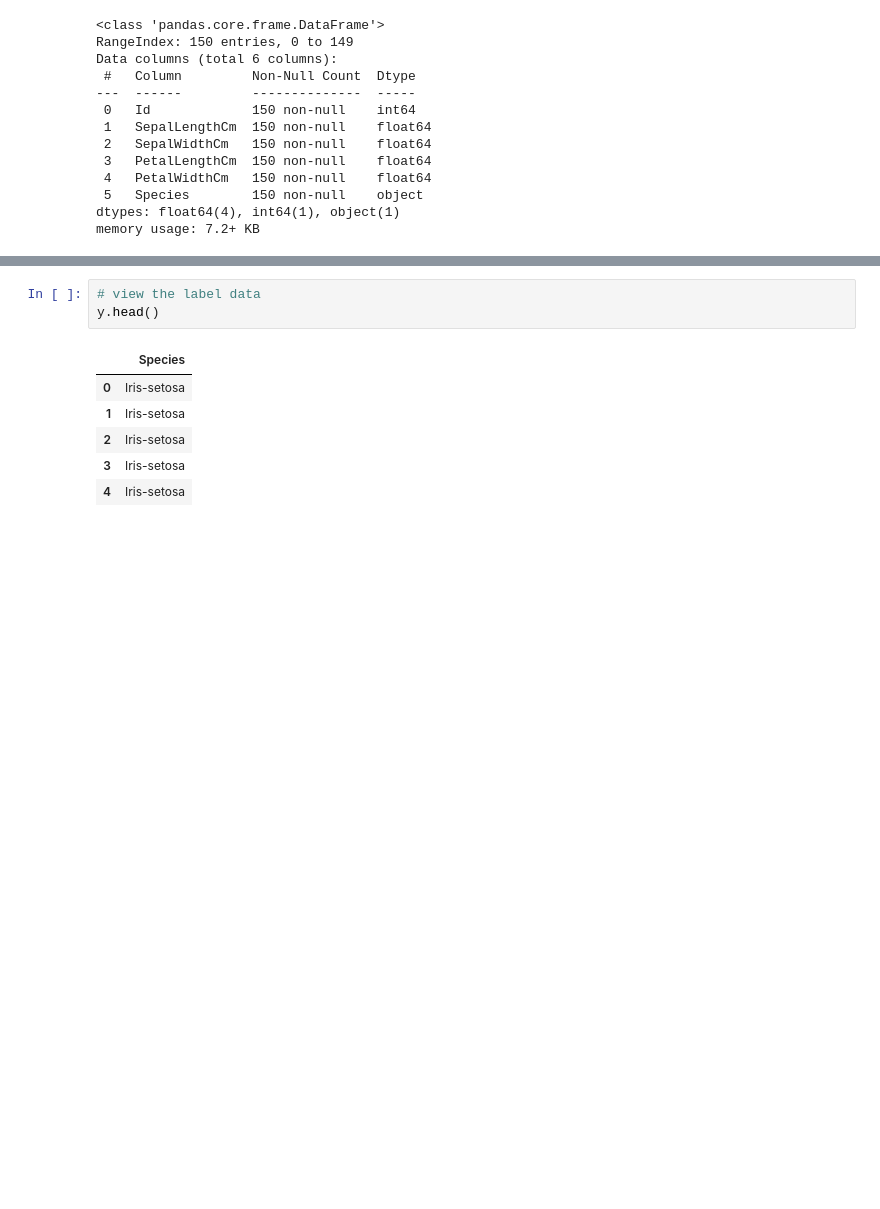
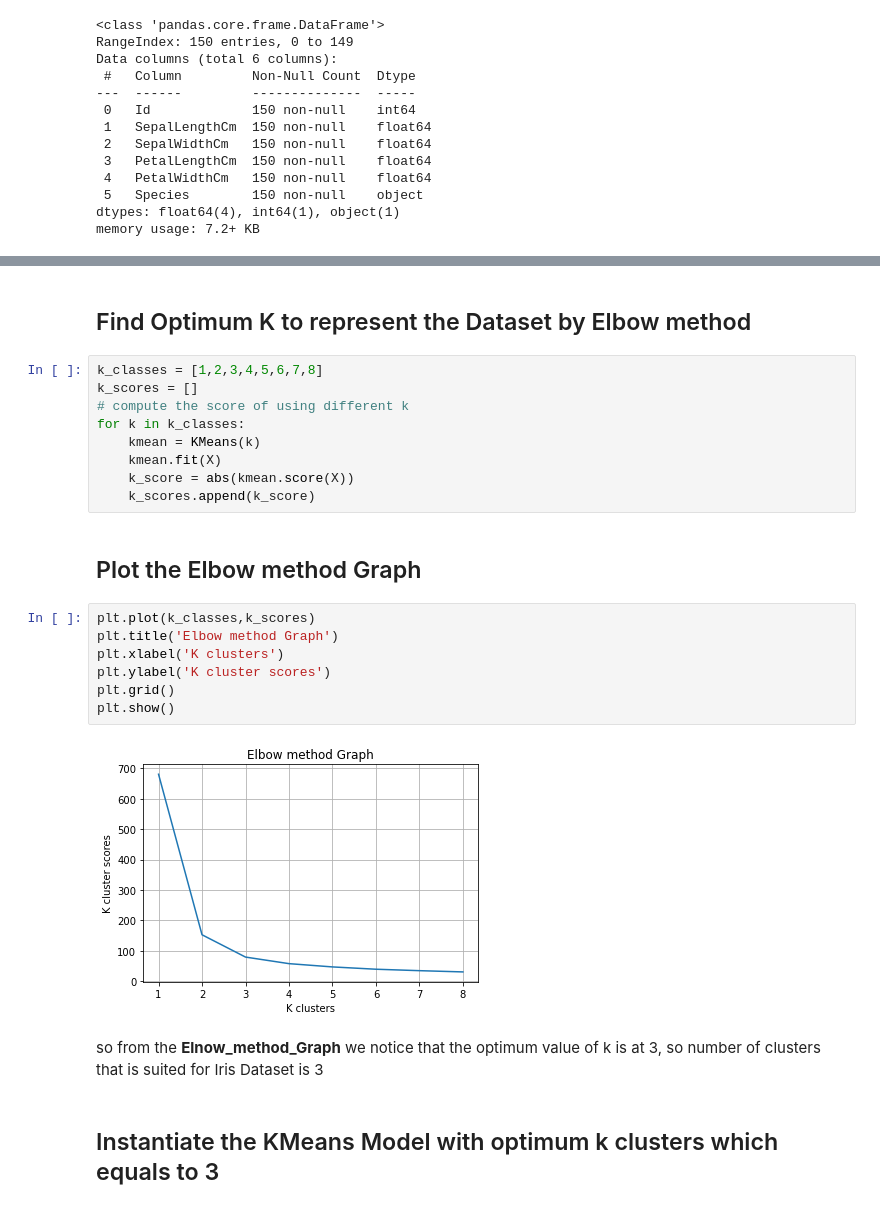
Before and after one commit to mahmoudkahled/Prediction-using-Unsupervised-ML, a Jupyter notebook: Prediction_using_Unsupervised_ML.ipynb, the cells around one changed output, grey strips where cells are left out. Saved outputs shown, nothing was run; the diff lists cells and outputs as text; blank space fills up the shorter version.

```diff
--- a/Prediction_using_Unsupervised_ML.ipynb
+++ b/Prediction_using_Unsupervised_ML.ipynb
@@ -61,10 +61,26 @@ X.head()
-# %%
-# view the label data
-y.head()
-# %% [output]
-|  | Species |
-| 0 | Iris-setosa |
-| 1 | Iris-setosa |
-| 2 | Iris-setosa |
-| 3 | Iris-setosa |
-| 4 | Iris-setosa |
+# %% [markdown]
+## Find Optimum K to represent the Dataset by Elbow method
+# %%
+k_classes = [1,2,3,4,5,6,7,8]
+k_scores = []
+# compute the score of using different k
+for k in k_classes:
+    kmean = KMeans(k)
+    kmean.fit(X)
+    k_score = abs(kmean.score(X))
+    k_scores.append(k_score)
+# %% [markdown]
+## Plot the Elbow method Graph
+# %%
+plt.plot(k_classes,k_scores)
+plt.title('Elbow method Graph')
+plt.xlabel('K clusters')
+plt.ylabel('K cluster scores')
+plt.grid()
+plt.show()
+# %% [output]
+[figure, added]
+# %% [markdown]
+so from the **Elnow_method_Graph** we notice that the optimum value of k is at 3, so number of clusters that is suited for Iris Dataset is 3
+# %% [markdown]
+## Instantiate the KMeans Model with optimum k clusters which equals to 3
```
Also changed, not shown: parts of 7 cells of this notebook.
